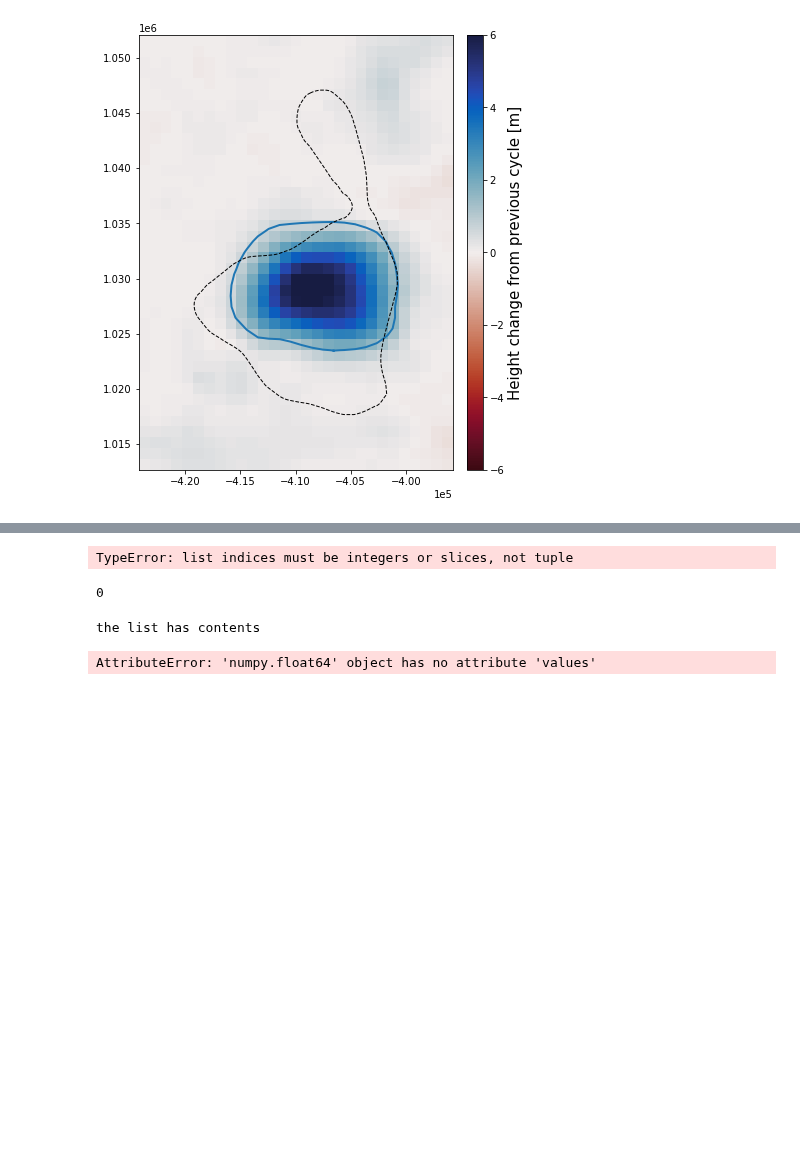
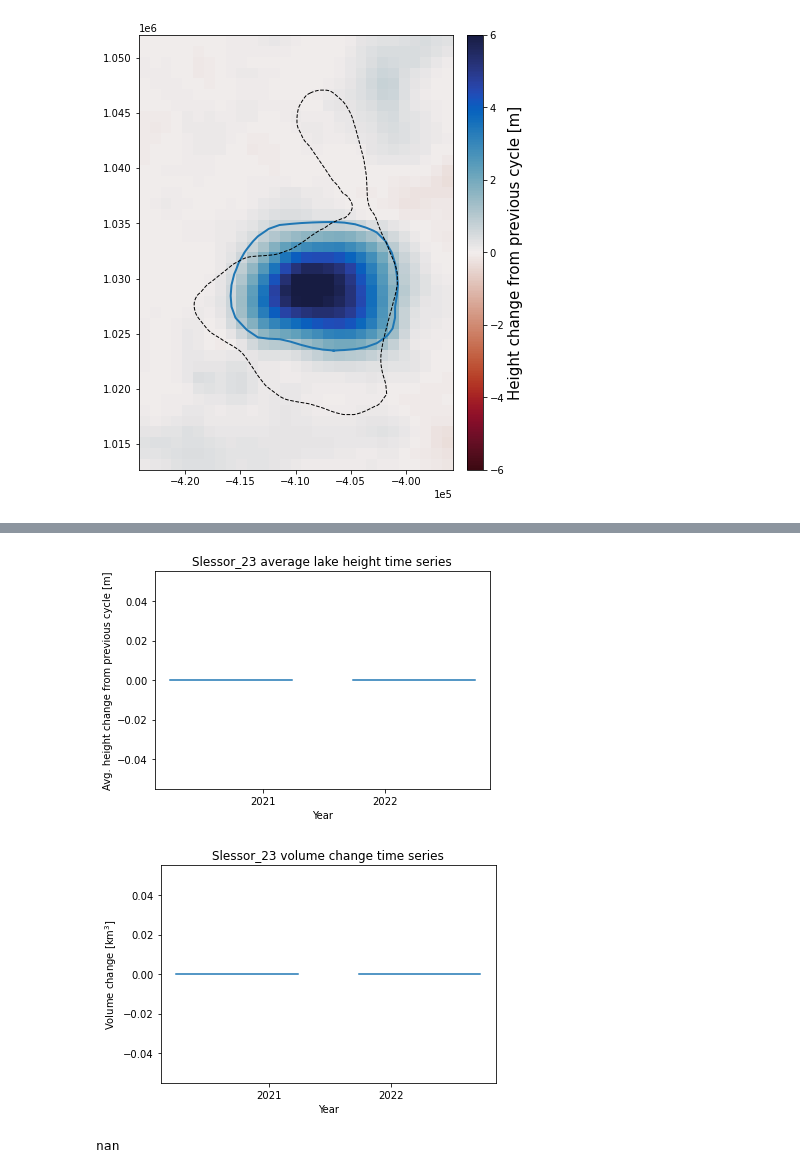
Before and after one commit to wsauthoff/Sauthoff-2025-GRL, a Jupyter notebook: ATL15-variable-outlines-dvdt.ipynb, the cells around one changed output, grey strips where cells are left out. Saved outputs shown, nothing was run; the diff lists cells and outputs as text; code cells hidden in the pictures; blank space fills up the shorter version.

Commit message:
Update ATL15-variable-outlines-dvdt.ipynb
added skimage find contours; plots of found contours

```diff
--- a/ATL15-variable-outlines-dvdt.ipynb
+++ b/ATL15-variable-outlines-dvdt.ipynb
@@ -145,63 +217,65 @@ for idx in range(len(ATL15_dh.delta_h)-1):
     x_conv = (x_max-x_min)/ATL15_dh_sub.delta_h.shape[1]
     y_conv = (y_max-y_min)/ATL15_dh_sub.delta_h.shape[0]
     # create polygon from created contours converting from ndarray coords to polar stereographic x,y
-    for contour in contours:
-        p = Polygon(list(zip(contour[:, 1]*x_conv+x_min, y_max-contour[:, 0]*y_conv)))
-    # clip ATL15 data to polygon outline (first set crs)
-    ATL15_dh_sub.rio.write_crs(3031, inplace=True)
-    ATL15_dh_sub_clipped = ATL15_dh_sub.rio.clip([p], invert=False) # drop=False, FIGURE OUT WHAT THIS KWARG DOES
+    if len(contours[0]) == 0 & len(contours[1]) == 0:
+        variable_area = 0
+        # create dhdt ndarray filled with 0's
+        dhdt_mod = 0/ATL15_dh_sub.delta_h[idx,:,:]
+    else:
+        for contour in contours:
+            p = Polygon(list(zip(contour[:, 1]*x_conv+x_min, y_max-contour[:, 0]*y_conv)))
+        variable_area = p.area
+        # clip ATL15 data to polygon outline (first set crs)
+        ATL15_dh_sub.rio.write_crs(3031, inplace=True)
+        # ATL15_dh_sub_clipped = ATL15_dh_sub.rio.clip([p], invert=False) # drop=False, FIGURE OUT WHAT THIS KWARG DOES
+        # dhdt = ATL15_dh_sub_clipped[idx+1,:,:]-ATL15_dh_sub_clipped[idx,:,:]
+        ATL15_dh_sub_clipped = dhdt.rio.clip([p], invert=False) # drop=False, FIGURE OUT WHAT THIS KWARG DOES
+        dhdt_mod = ATL15_dh_sub_clipped
     # calculate mid-cycle dates for plotting
-    date_time_str = ATL15_dh_sub_clipped.attrs['rangeBeginningDateTime'][2:10]
+    date_time_str = ATL15_dh_sub.attrs['rangeBeginningDateTime'][2:10]
     date_time_obj = datetime.datetime.strptime(date_time_str, '%y-%m-%d')
-    newdate = date_time_obj + datetime.timedelta(days=ATL15_dh_sub_clipped.time.values[idx])
-    newdate1 = date_time_obj + datetime.timedelta(days=ATL15_dh_sub_clipped.time.values[idx+1])
+    newdate = date_time_obj + datetime.timedelta(days=ATL15_dh_sub.time.values[idx])
+    newdate1 = date_time_obj + datetime.timedelta(days=ATL15_dh_sub.time.values[idx+1])
     midcycdays = newdate1 - newdate
     midcycdate = newdate + midcycdays
     IS2_dates += [midcycdate]
     # calculate lake avg. dh/dt
-    avg_lk_dhdt = np.ma.average(np.ma.MaskedArray(dhdt, mask=np.isnan(arr)))
+    avg_lk_dhdt = np.ma.average(np.ma.MaskedArray(dhdt_mod, mask=np.isnan(dhdt_mod)))
     IS2_lkavgdhdt += [avg_lk_dhdt]
     # calculate dv/dt
-    vol = avg_lk_dhdt*p.area
+    vol = avg_lk_dhdt*variable_area
     IS2_vols += [vol]
 # plot average lake height time series
 fig, ax = plt.subplots()
 ax.plot(IS2_dates, IS2_lkavgdhdt)
 locator = mdates.AutoDateLocator(minticks=1, maxticks=7)
 formatter = mdates.ConciseDateFormatter(locator)
 ax.xaxis.set_major_locator(locator)
 ax.xaxis.set_major_formatter(formatter)
 ax.set_title('{} average lake height time series'.format(lakename))
 ax.set_xlabel('Year')
 ax.set_ylabel('Avg. height change from previous cycle [m]')
 # plt.savefig('/Users/Wilson/Documents/0-code/1-lakeshores/output/IS2-avglkdhdt-lineplots-varoutlines/IS2-avglkdhdt-{}.png'.format(lakename), dpi=300, bbox_inches = "tight")
 # plt.close()
 # plot volume change time series
+plt.show()
 fig, ax = plt.subplots()
 ax.plot(IS2_dates, np.divide(IS2_vols, 1e+9))
 locator = mdates.AutoDateLocator(minticks=1, maxticks=7)
 formatter = mdates.ConciseDateFormatter(locator)
 ax.xaxis.set_major_locator(locator)
 ax.xaxis.set_major_formatter(formatter)
 ax.set_title('{} volume change time series'.format(lakename))
 ax.set_xlabel('Year')
 ax.set_ylabel('Volume change [km$^3$]')
 # plt.savefig('/Users/Wilson/Documents/0-code/1-lakeshores/output/IS2-dvdt-lineplots-varoutlines/IS2-dvdt-{}.png'.format(lakename), dpi=300, bbox_inches = "tight")
 # plt.close()
+plt.show()
 # %% [output]
-TypeError: list indices must be integers or slices, not tuple
+[figure, added]
+[figure, added]
-# %%
-len(contours[1])
-# %% [output]
-0
-# %%
-if len(contours) == 0:
-    print('the list is empty')
-else:
-    print('the list has contents')
-# %% [output]
-the list has contents
-# %%
-vol.values
-# %% [output]
-AttributeError: 'numpy.float64' object has no attribute 'values'
+# %%
+# dhdt = ATL15_dh_sub.delta_h[idx+1,:,:]-ATL15_dh_sub.delta_h[idx,:,:]
+np.ma.average(np.ma.MaskedArray(dhdt_mod, mask=np.isnan(dhdt)))
+# %% [output]
+nan
```
Also changed, not shown: parts of 4 cells of this notebook.
